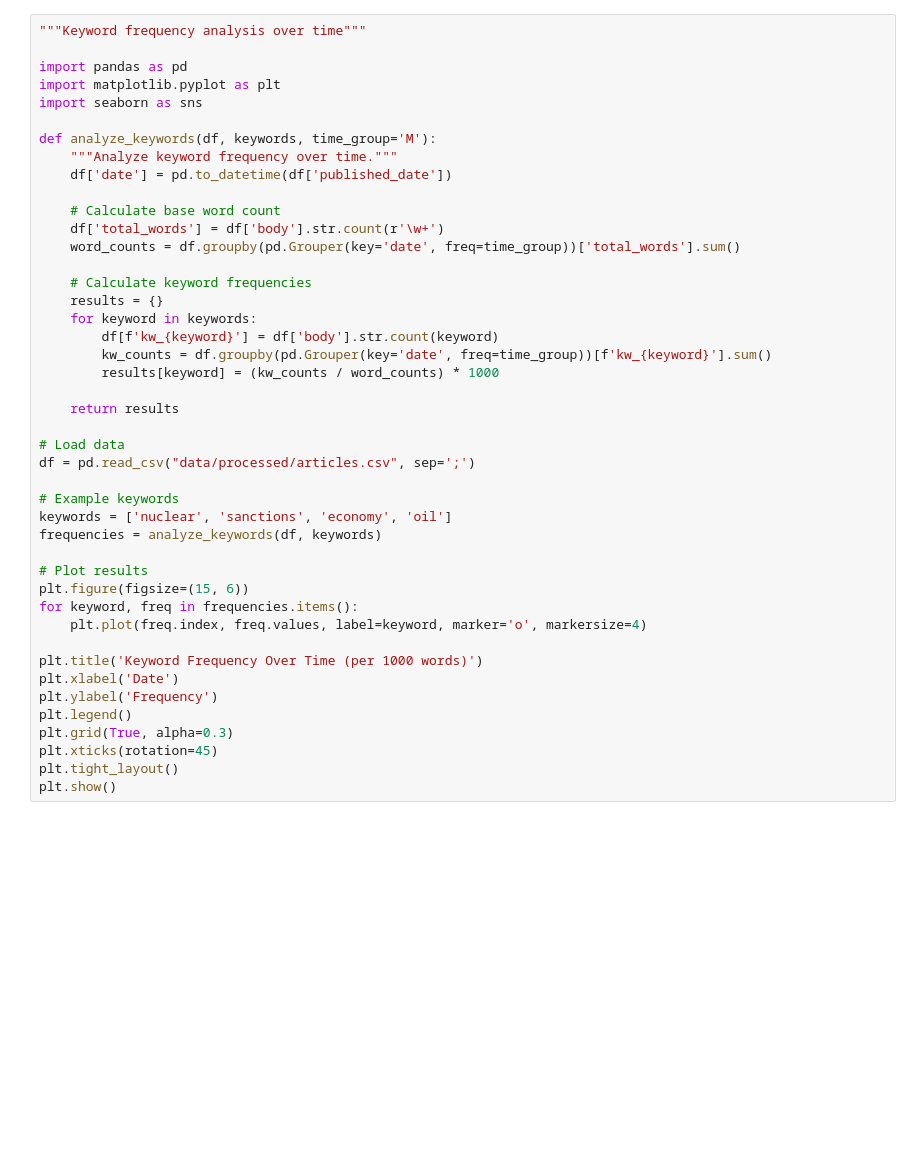
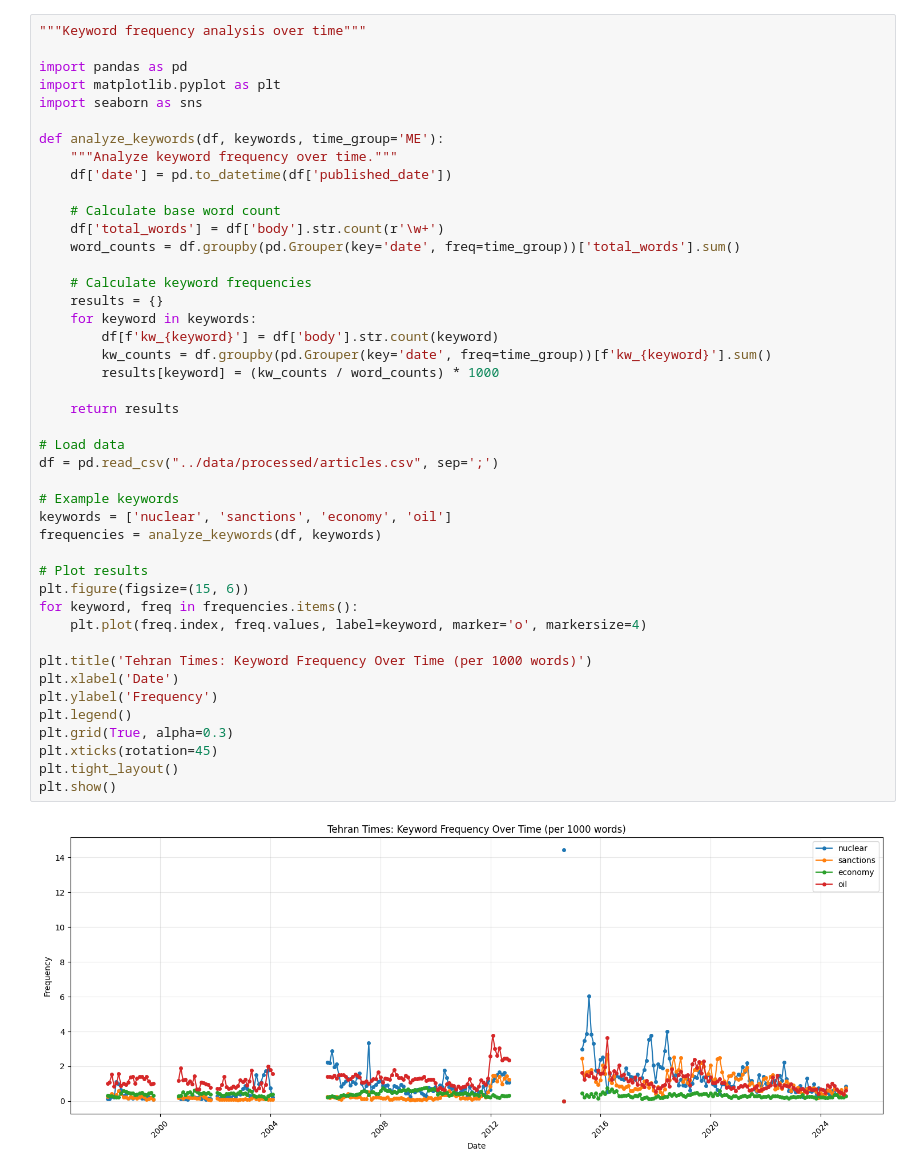
Before and after one commit to MikaErikM/tehran-times, a Jupyter notebook: notebooks/03_keyword_analysis.ipynb, the cells around one changed output. Drawn from its saved outputs; the diff is of its cells as text; blank space fills up the shorter version.

```diff
--- a/notebooks/03_keyword_analysis.ipynb
+++ b/notebooks/03_keyword_analysis.ipynb
@@ -5,7 +5,7 @@ import pandas as pd
 import matplotlib.pyplot as plt
 import seaborn as sns
 
-def analyze_keywords(df, keywords, time_group='M'):
+def analyze_keywords(df, keywords, time_group='ME'):
     """Analyze keyword frequency over time."""
     df['date'] = pd.to_datetime(df['published_date'])
 
@@ -13,32 +13,34 @@ def analyze_keywords(df, keywords, time_group='M'):
     df['total_words'] = df['body'].str.count(r'\w+')
     word_counts = df.groupby(pd.Grouper(key='date', freq=time_group))['total_words'].sum()
 
     # Calculate keyword frequencies
     results = {}
     for keyword in keywords:
         df[f'kw_{keyword}'] = df['body'].str.count(keyword)
         kw_counts = df.groupby(pd.Grouper(key='date', freq=time_group))[f'kw_{keyword}'].sum()
         results[keyword] = (kw_counts / word_counts) * 1000
 
     return results
 
 # Load data
-df = pd.read_csv("data/processed/articles.csv", sep=';')
+df = pd.read_csv("../data/processed/articles.csv", sep=';')
 
 # Example keywords
 keywords = ['nuclear', 'sanctions', 'economy', 'oil']
 frequencies = analyze_keywords(df, keywords)
 
 # Plot results
 plt.figure(figsize=(15, 6))
 for keyword, freq in frequencies.items():
     plt.plot(freq.index, freq.values, label=keyword, marker='o', markersize=4)
 
-plt.title('Keyword Frequency Over Time (per 1000 words)')
+plt.title('Tehran Times: Keyword Frequency Over Time (per 1000 words)')
 plt.xlabel('Date')
 plt.ylabel('Frequency')
 plt.legend()
 plt.grid(True, alpha=0.3)
 plt.xticks(rotation=45)
 plt.tight_layout()
 plt.show()
+# %% [output]
+[figure, added]
```
Also changed, not shown: 3 other files.
